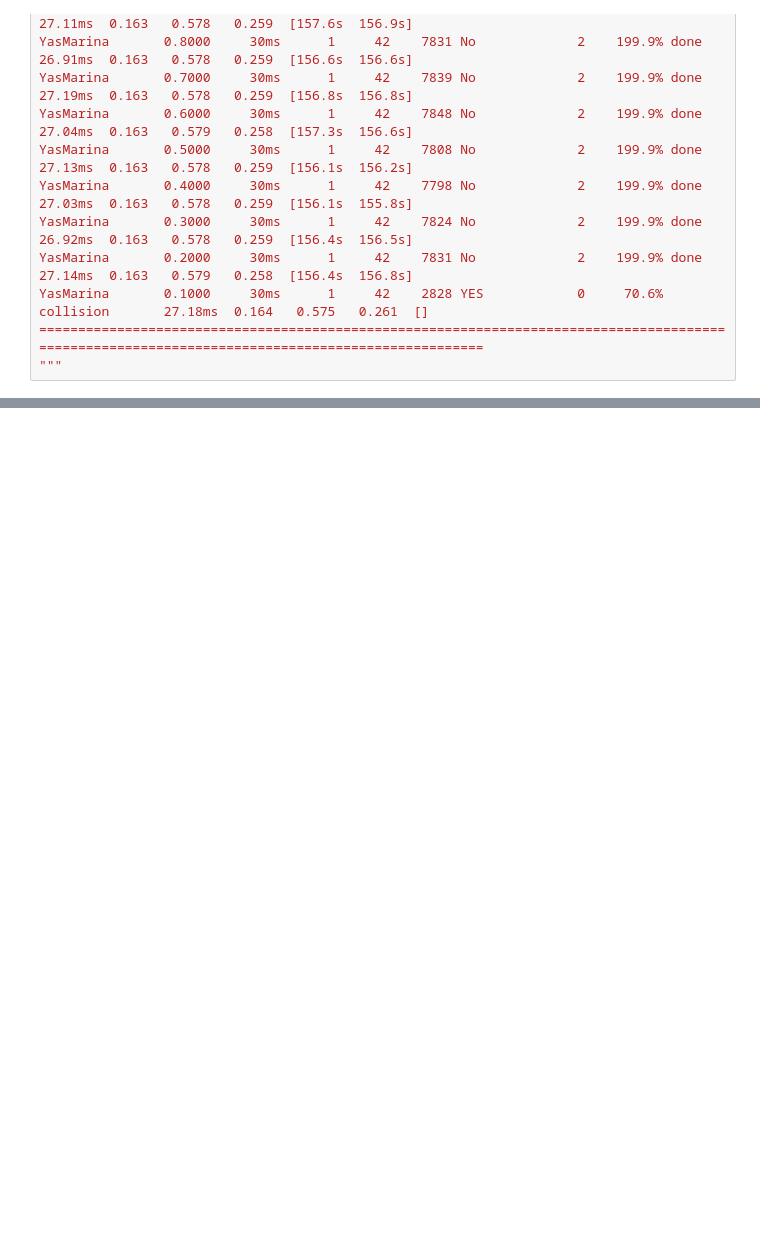
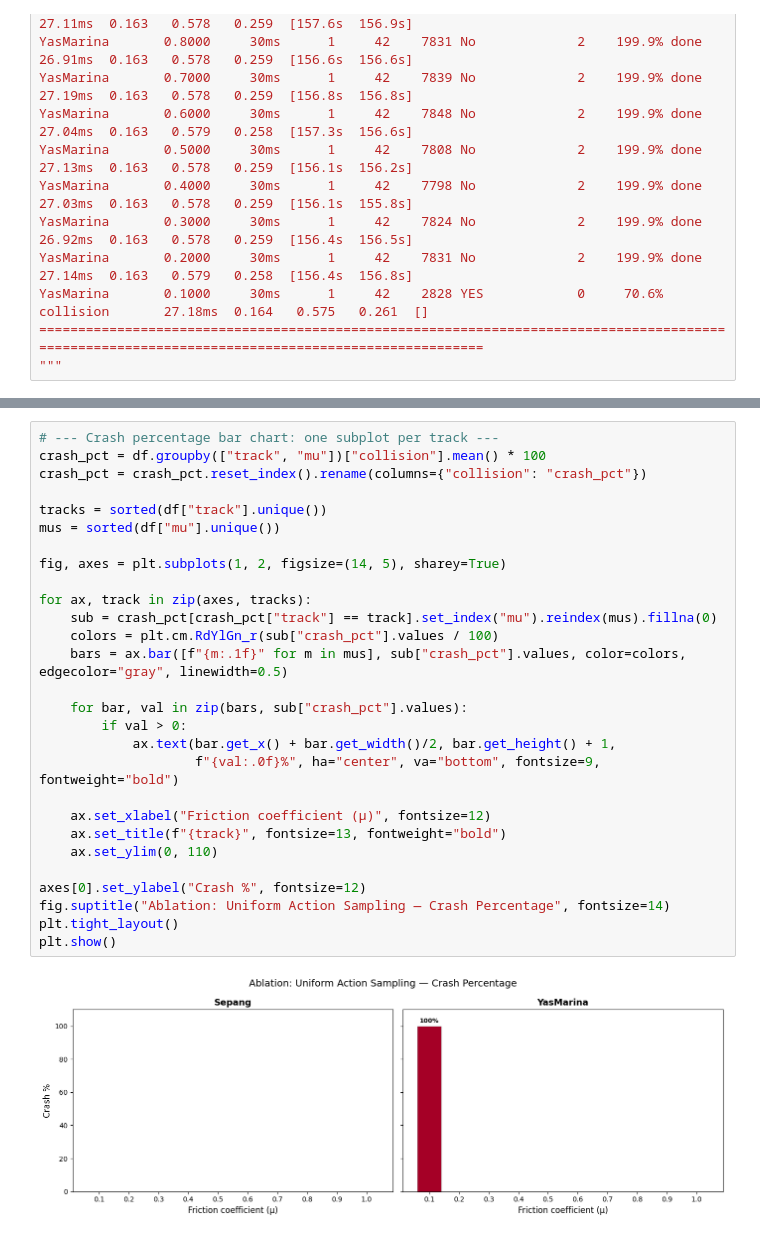
Before and after one commit to scope-lab-vu/DA_MCTS_RTCSA_2026, a Jupyter notebook: plotting_code/ablation_study_plotting_code/plot_results_uniform_sample.ipynb, the cells around one changed output, grey strips where cells are left out. Cells and saved outputs as stored; diff of their text form; blank space fills up the shorter version.

Commit message:
Adding code for plotting the results

```diff
--- a/plotting_code/ablation_study_plotting_code/plot_results_uniform_sample.ipynb
+++ b/plotting_code/ablation_study_plotting_code/plot_results_uniform_sample.ipynb
@@ -29,0 +75,30 @@ YasMarina       0.1000     30ms      1     42    2828 YES            0     70.6%
+# %%
+# --- Crash percentage bar chart: one subplot per track ---
+crash_pct = df.groupby(["track", "mu"])["collision"].mean() * 100
+crash_pct = crash_pct.reset_index().rename(columns={"collision": "crash_pct"})
+
+tracks = sorted(df["track"].unique())
+mus = sorted(df["mu"].unique())
+
+fig, axes = plt.subplots(1, 2, figsize=(14, 5), sharey=True)
+
+for ax, track in zip(axes, tracks):
+    sub = crash_pct[crash_pct["track"] == track].set_index("mu").reindex(mus).fillna(0)
+    colors = plt.cm.RdYlGn_r(sub["crash_pct"].values / 100)
+    bars = ax.bar([f"{m:.1f}" for m in mus], sub["crash_pct"].values, color=colors, edgecolor="gray", linewidth=0.5)
+
+    for bar, val in zip(bars, sub["crash_pct"].values):
+        if val > 0:
+            ax.text(bar.get_x() + bar.get_width()/2, bar.get_height() + 1,
+                    f"{val:.0f}%", ha="center", va="bottom", fontsize=9, fontweight="bold")
+
+    ax.set_xlabel("Friction coefficient (μ)", fontsize=12)
+    ax.set_title(f"{track}", fontsize=13, fontweight="bold")
+    ax.set_ylim(0, 110)
+
+axes[0].set_ylabel("Crash %", fontsize=12)
+fig.suptitle("Ablation: Uniform Action Sampling — Crash Percentage", fontsize=14)
+plt.tight_layout()
+plt.show()
+# %% [output]
+[figure, added]
```
Also changed, not shown: parts of 4 cells of this notebook, 7 other files.
